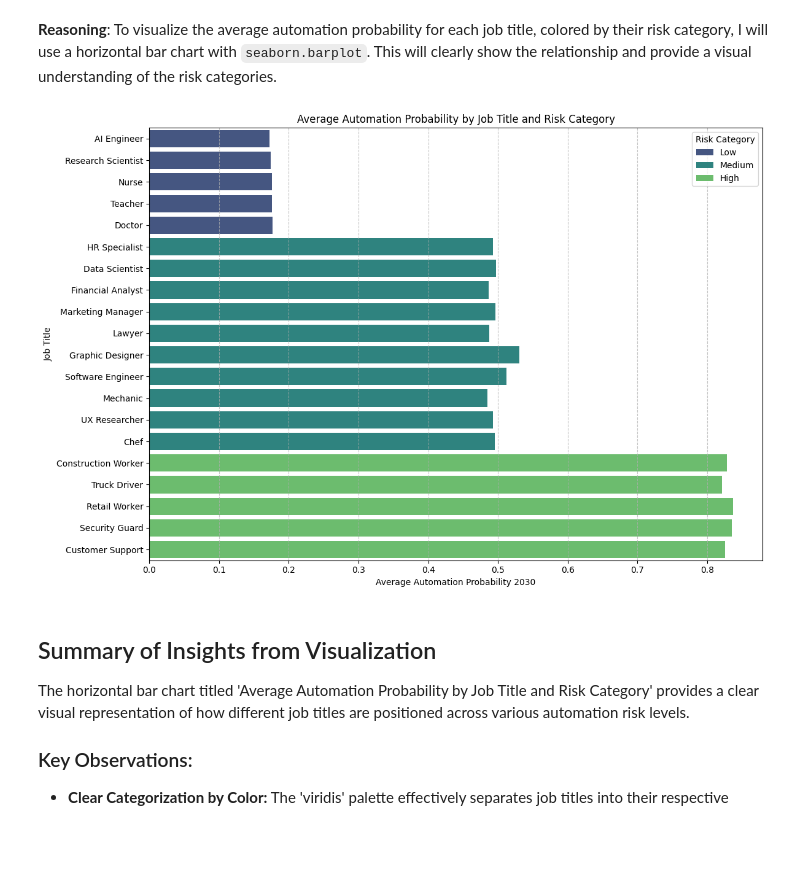
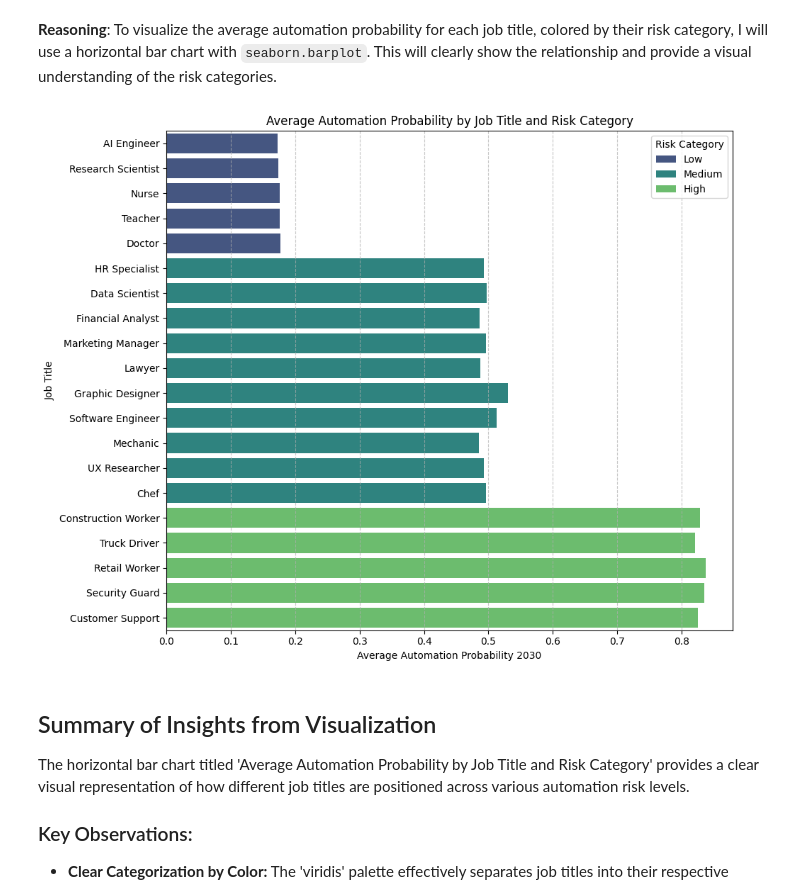
Before and after one commit to diyapant-max/python-foundation, a Jupyter notebook: data_cleanup.ipynb, the cells around one changed output. Drawn from its saved outputs; the diff is of its cells as text; code cells hidden in the pictures; blank space fills up the shorter version.

```diff
--- a/data_cleanup.ipynb
+++ b/data_cleanup.ipynb
@@ -85,3 +85,12 @@ plt.grid(axis='y', linestyle='--', alpha=0.7)
 plt.show()
 # %% [output]
 [figure]
+# %%
+import pandas as pd
+raw_file_url = 'https://raw.githubusercontent.com/savitha14june/ai-impact-2030/refs/heads/main/AI_Impact_on_Jobs_2030.csv'
+df = pd.read_csv(raw_file_url)
+
+experience_by_risk_category = df.groupby('Risk_Category')['Years_Experience'].agg(['min', 'max']).reset_index()
+experience_by_risk_category.rename(columns={'min': 'Min_Years_Experience', 'max': 'Max_Years_Experience'}, inplace=True)
+print('Minimum and Maximum Years of Experience by Risk Category:')
+display(experience_by_risk_category)
@@ -87,0 +179,24 @@ plt.show()
+# %%
+import matplotlib.pyplot as plt
+import seaborn as sns
+import numpy as np
+
+# Create bins for AI_Exposure_Index
+df['AI_Exposure_Category'] = pd.cut(
+    df['AI_Exposure_Index'],
+    bins=np.linspace(df['AI_Exposure_Index'].min(), df['AI_Exposure_Index'].max(), 4),
+    labels=['Low AI Exposure', 'Medium AI Exposure', 'High AI Exposure'],
+    include_lowest=True
+)
+
+# Calculate average Automation_Probability_2030 for each AI_Exposure_Category
+avg_automation_by_ai_exposure = df.groupby('AI_Exposure_Category')['Automation_Probability_2030'].mean().reset_index()
+
+plt.figure(figsize=(10, 6))
+sns.barplot(x='AI_Exposure_Category', y='Automation_Probability_2030', data=avg_automation_by_ai_exposure, palette='viridis')
+plt.title('Average Automation Probability by AI Exposure Category')
+plt.xlabel('AI Exposure Category')
+plt.ylabel('Average Automation Probability 2030')
+plt.grid(axis='y', linestyle='--', alpha=0.7)
+plt.tight_layout()
+plt.show()
@@ -447,17 +629,17 @@ Generate a horizontal bar chart that visualizes the average 'Automation_Probabil
 **Reasoning**:
 To visualize the average automation probability for each job title, colored by their risk category, I will use a horizontal bar chart with `seaborn.barplot`. This will clearly show the relationship and provide a visual understanding of the risk categories.
 # %%
-plt.figure(figsize=(12, 8))
+plt.figure(figsize=(10, 8))
 sns.barplot(x='Average_Automation_Probability', y='Job_Title', hue='Risk_Category', data=avg_automation_by_job_risk, palette='viridis', dodge=False)
 plt.title('Average Automation Probability by Job Title and Risk Category')
 plt.xlabel('Average Automation Probability 2030')
 plt.ylabel('Job Title')
 plt.legend(title='Risk Category')
 plt.grid(axis='x', linestyle='--', alpha=0.7)
 plt.tight_layout()
 plt.show()
 # %% [output]
-[figure, old version]
+[figure, new version]
 # %% [markdown]
 ## Summary of Insights from Visualization
 
```
Also changed, not shown: parts of 13 cells of this notebook.
